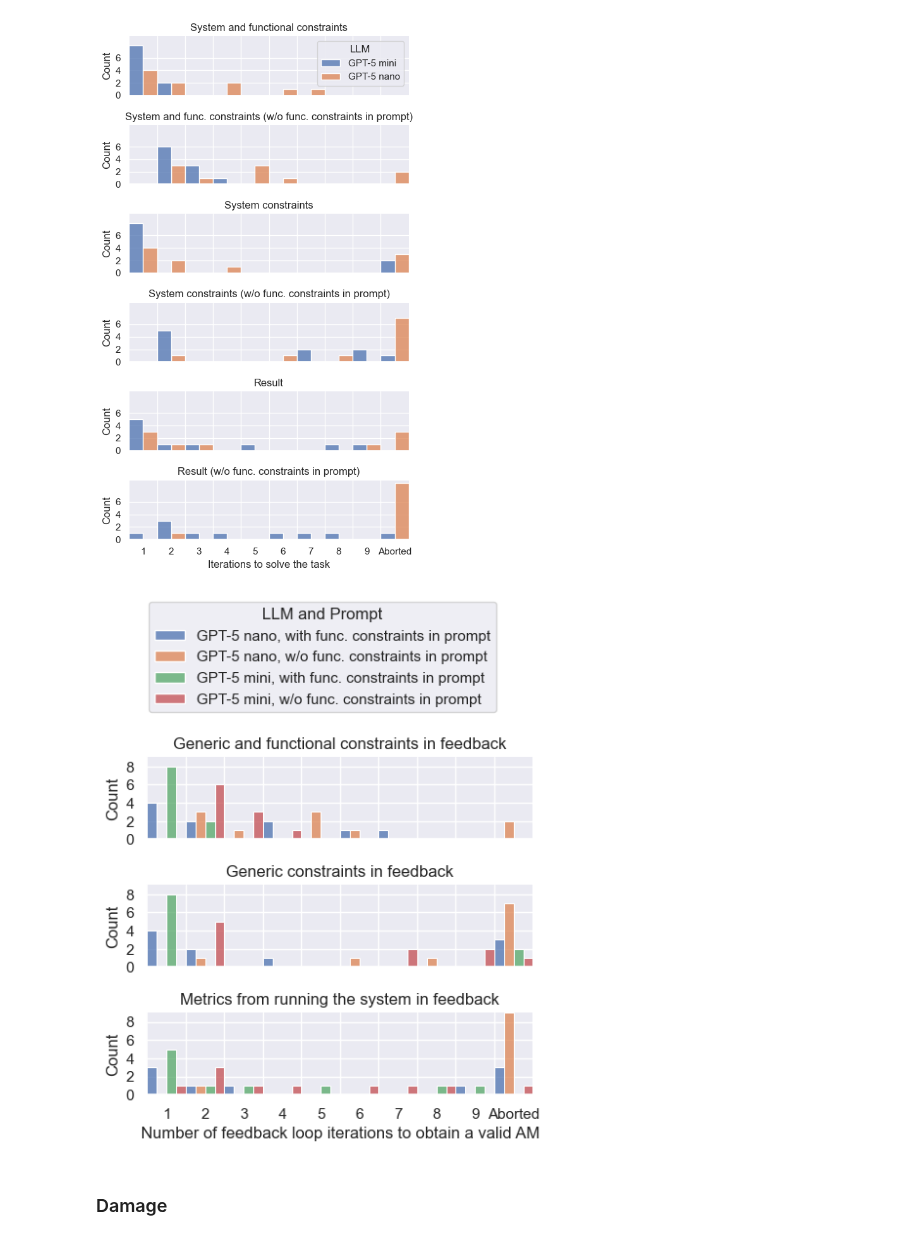
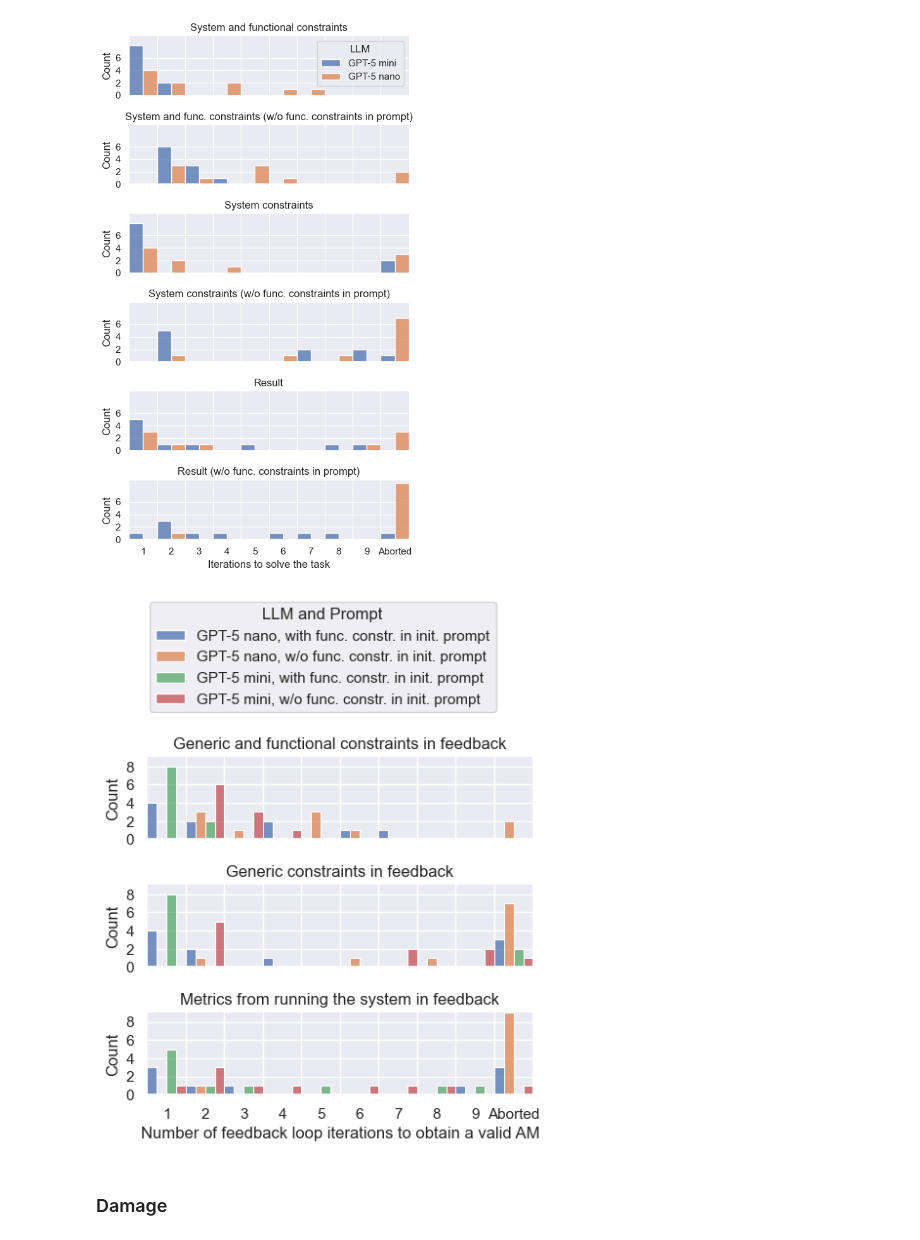
Before and after one commit to smartarch/llm-adaptation, a Jupyter notebook: experiments/farm.ipynb, the cells around one changed output. Drawn from its saved outputs; the diff is of its cells as text; code cells hidden in the pictures.

Commit message:
Small changes in plots

```diff
--- a/experiments/farm.ipynb
+++ b/experiments/farm.ipynb
@@ -401,40 +401,40 @@ variant_labels = {
     "result": "Metrics from running the system in feedback",
 }
 prompt_labels = {
-    "reasons": "with func. constraints in prompt",
-    "coverage": "w/o func. constraints in prompt",
+    "reasons": "with func. constr. in init. prompt",
+    "coverage": "w/o func. constr. in init. prompt",
 }
 iterations["variant_label"] = iterations["variant"].map(variant_labels)
 iterations["prompt_label"] = iterations["prompt"].map(prompt_labels)
 iterations["llm,prompt"] = iterations["llm_label"] + ", " + iterations["prompt_label"]
 hue_order = [
     llm_map["5nano"] + ", " + prompt_labels["reasons"],
     llm_map["5nano"] + ", " + prompt_labels["coverage"],
     llm_map["5mini"] + ", " + prompt_labels["reasons"],
     llm_map["5mini"] + ", " + prompt_labels["coverage"]
 ]
 
 g = sns.displot(iterations, x="iterations", hue="llm,prompt", row="variant_label", multiple="dodge", bins=np.arange(0.5, 11, 1), height=1.5, aspect=3.2, facet_kws={"legend_out": False, "xlim": (0.5, 10.5)}, row_order=list(variant_labels.values()), hue_order=hue_order)
 for ax in g.axes.flatten():
     ax.set_xticks(range(1, 11), labels=list(range(1, 10)) + ["Aborted"])
     ax.set_yticks(range(0, 9, 2))
     ax.set_ylim(0, 9)
 
     # minor ticks for grid lines between bars
     ax.xaxis.set_minor_locator(FixedLocator(np.arange(1.5, 10.5, 1)))
     ax.tick_params(axis='x', which='minor', length=0)
     ax.grid(False, which='major', axis='x')
     ax.grid(True, which='minor', axis='x')
 
 g.set_titles(row_template="{row_name}")
 g.set_xlabels("Number of feedback loop iterations to obtain a valid AM")
 sns.move_legend(g, "lower center", bbox_to_anchor=(.5, 1), title="LLM and Prompt")
 
 g.tight_layout()
 plt.savefig(results_folder / "farm_hist.pdf", bbox_inches="tight")
 plt.show()
 # %% [output]
-[figure, old version]
+[figure, new version]
 # %% [markdown]
 ### Damage
 # %%
```
Also changed, not shown: parts of 2 cells of this notebook, 6 other files.
